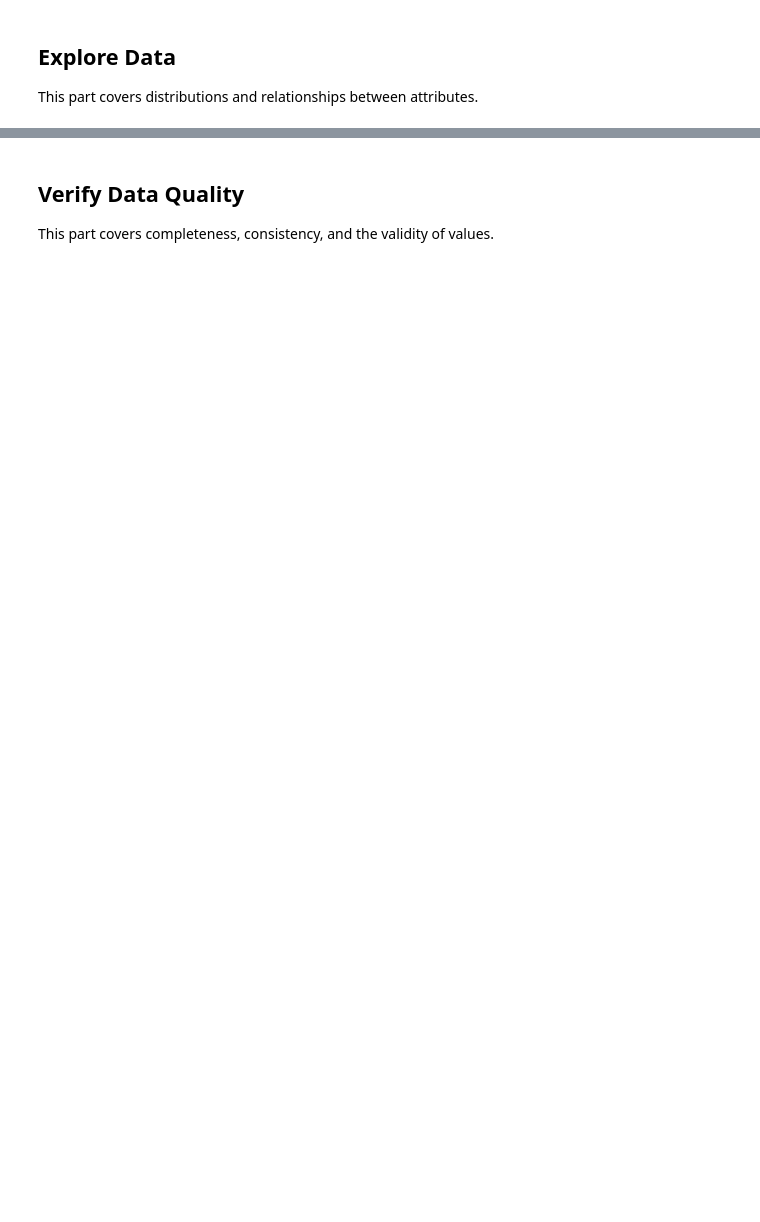
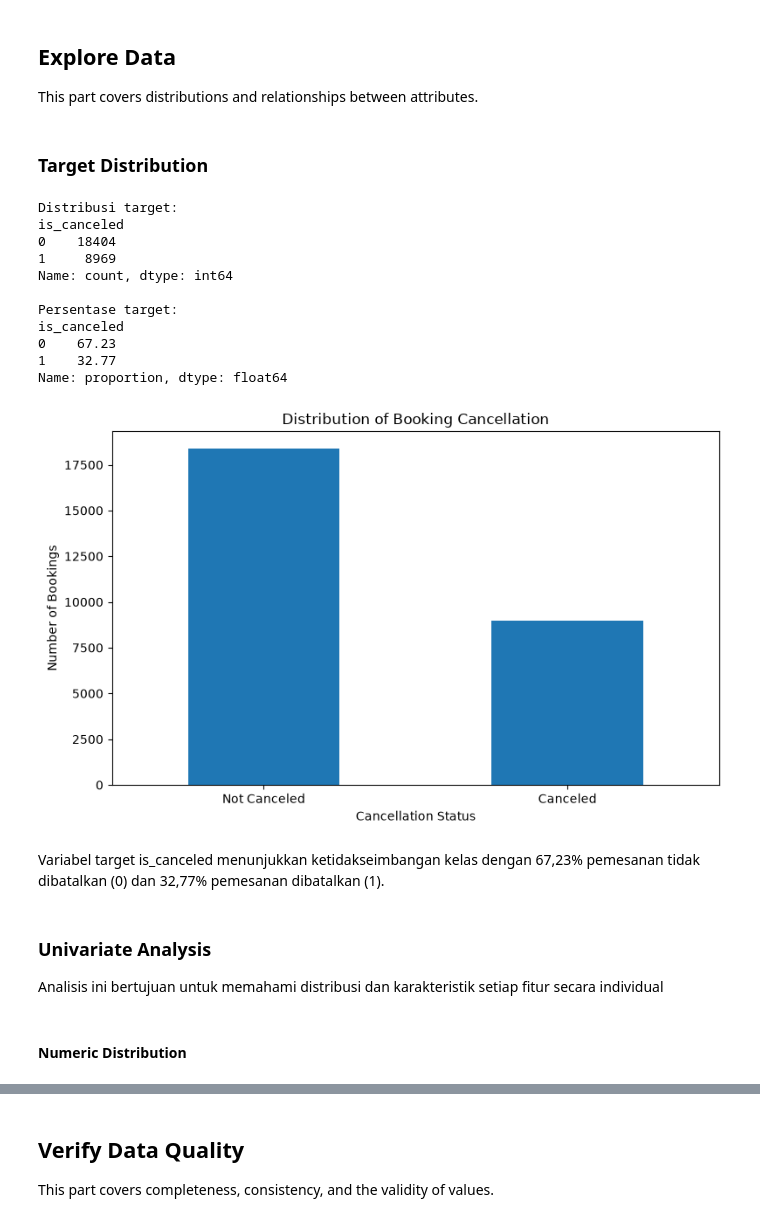
Before and after one commit to adielrum/IF3170_G32_PasukanPramaPutra, a Jupyter notebook: src/main.ipynb, the cells around one changed output, grey strips where cells are left out. Cells and saved outputs as stored; diff of their text form; code cells hidden in the pictures; blank space fills up the shorter version.

```diff
--- a/src/main.ipynb
+++ b/src/main.ipynb
@@ -111,7 +126,7 @@ seed_everything(CFG.SEED)
 
 The competition files are read here. The `id` column stays as text because some values resemble numbers.
 # %%
-train_df = pd.read_csv(CFG.DATA_DIR / 'train.csv', dtype={'id': str})
-test_df  = pd.read_csv(CFG.DATA_DIR / 'test.csv', dtype={'id': str})
+train_df = pd.read_csv(f'../{CFG.DATA_DIR}/train.csv', dtype={'id': str})
+test_df  = pd.read_csv(f'../{CFG.DATA_DIR}/test.csv', dtype={'id': str})
 
 print(f'Train: {train_df.shape}  Test: {test_df.shape}')
@@ -133,5 +313,47 @@ This part covers the size, the attribute types, and the meaning of each column.
 ## Explore Data
 
 This part covers distributions and relationships between attributes.
+# %% [markdown]
+### Target Distribution
 # %%
-# Write your code here
+# Distribusi target
+print("\nDistribusi target:")
+print(train_df["is_canceled"].value_counts().sort_index())
+
+print("\nPersentase target:")
+print(
+    train_df["is_canceled"]
+    .value_counts(normalize=True)
+    .sort_index()
+    .mul(100)
+    .round(2)
+)
+
+target_counts = train_df["is_canceled"].value_counts().sort_index()
+ax = target_counts.plot(kind="bar", figsize=(8, 5))
+ax.set_title("Distribution of Booking Cancellation")
+ax.set_xlabel("Cancellation Status")
+ax.set_ylabel("Number of Bookings")
+ax.set_xticklabels(["Not Canceled", "Canceled"], rotation=0)
+plt.tight_layout()
+plt.show()
+# %% [output]
+Distribusi target:
+is_canceled
+0    18404
+1     8969
+Name: count, dtype: int64
+
+Persentase target:
+is_canceled
+0    67.23
+1    32.77
+Name: proportion, dtype: float64
+[figure, added]
+# %% [markdown]
+Variabel target is_canceled menunjukkan ketidakseimbangan kelas dengan 67,23% pemesanan tidak dibatalkan (0) dan 32,77% pemesanan dibatalkan (1).
+# %% [markdown]
+### Univariate Analysis
+Analisis ini bertujuan untuk memahami distribusi dan karakteristik setiap fitur secara individual
+# %% [markdown]
+#### Numeric Distribution
```
Also changed, not shown: parts of 103 cells of this notebook, 6 other files.
